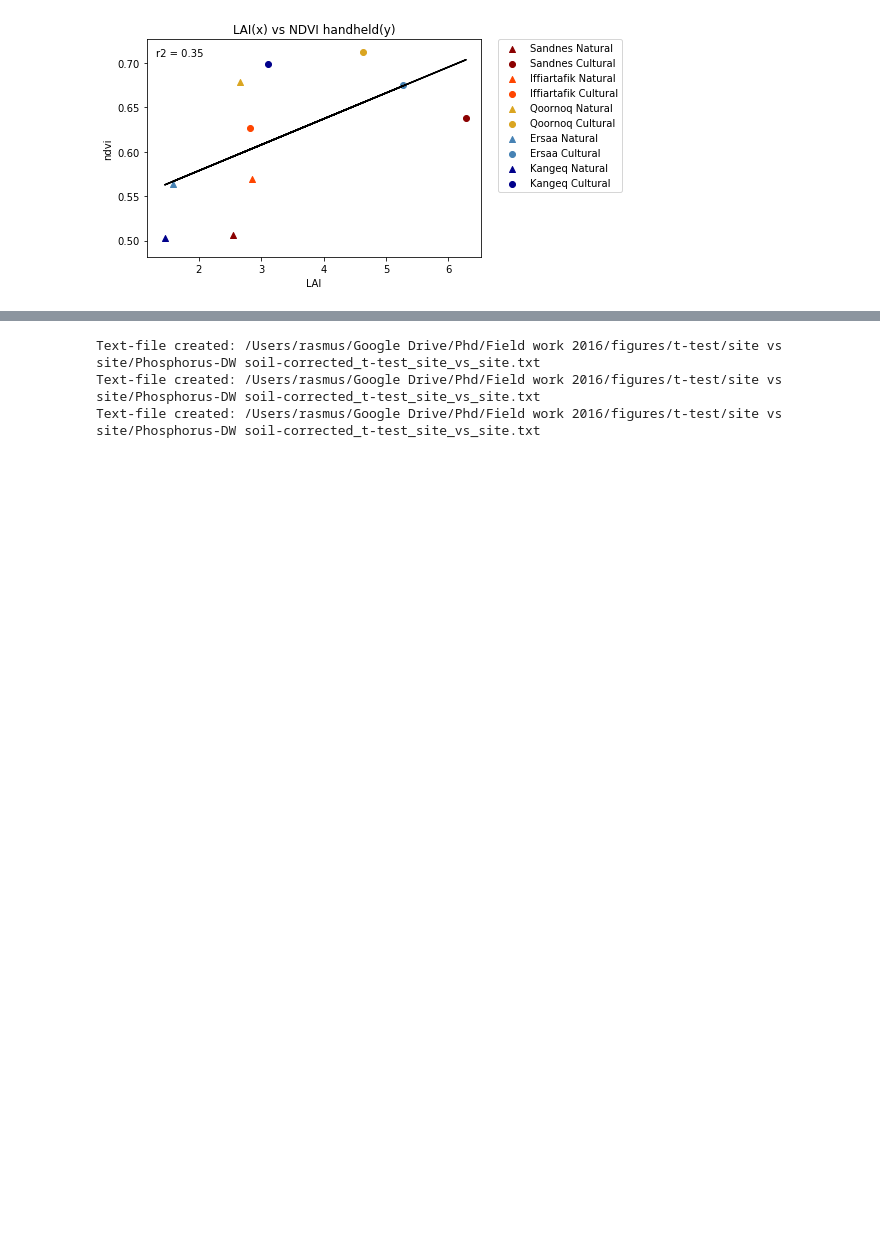
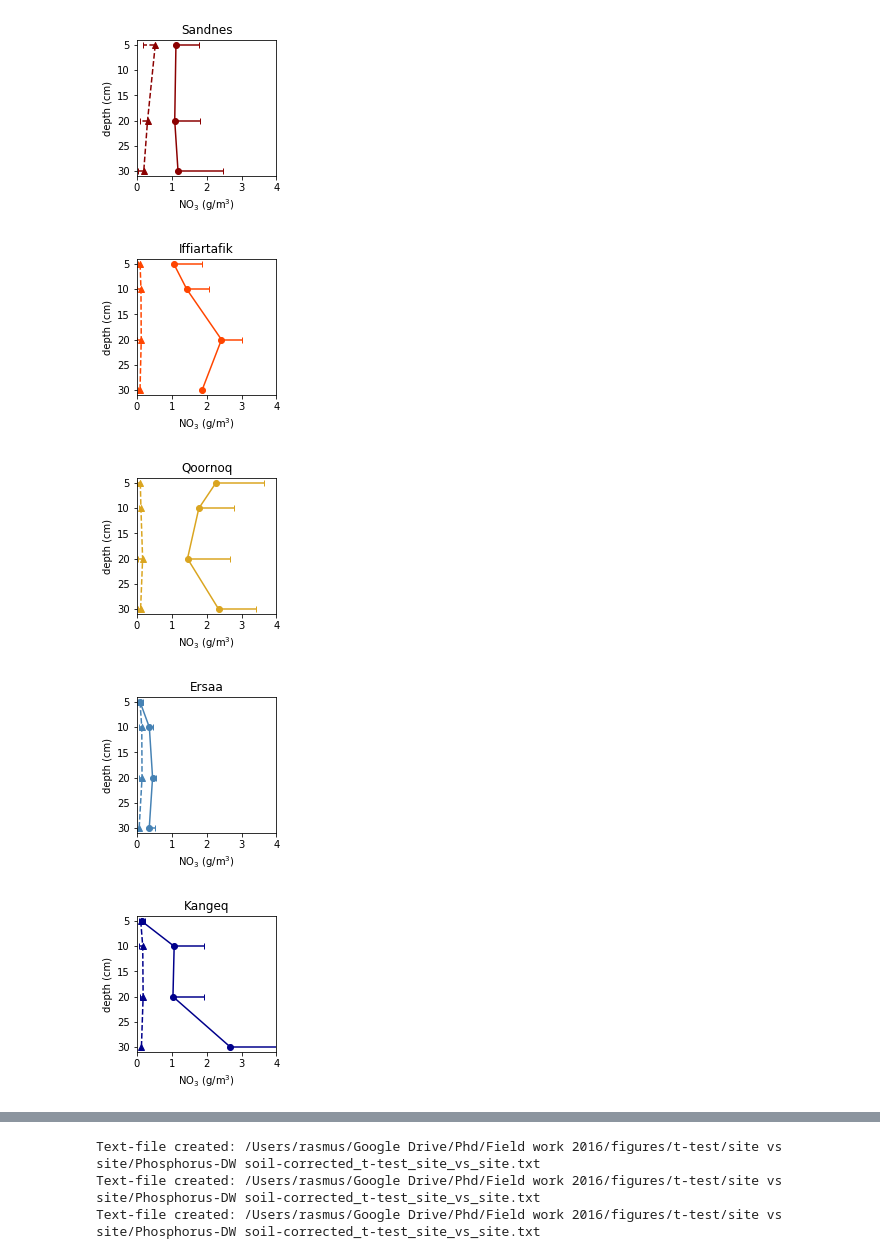
Before and after one commit to rasmusfenger/fieldsamples, a Jupyter notebook: view_soil_samples.ipynb, the cells around one changed output, grey strips where cells are left out. Drawn from its saved outputs; the diff is of its cells as text; code cells hidden in the pictures; blank space fills up the shorter version.

```diff
--- a/view_soil_samples.ipynb
+++ b/view_soil_samples.ipynb
@@ -66,34 +82,57 @@
 # %%
 from plotfunctions import *
 %matplotlib inline
+inFile = '/Users/rasmus/Google Drive/Phd/Field work 2016/Lab_sheet_v9.47.xlsx'
 
-inFile = '/Users/rasmus/Google Drive/Phd/Field work 2016/Lab_sheet_v9.39.xlsx'
-sites = 6
+sites = 7
+
 types = 3
+plotmode = 2.3
 
 # variables:
-variable1 = 22
+variable1 = 45
 mod1 = False
 di1 = False
 
-variable2 = 21
+variable2 = 70
 mod2 = False
 di2 = False
 
-plotmode = 4
-xlim = None
+# additional
+# soil moisture: 80
+# roots < 2 mm: 1
+# roots > 2 mm: 0.2
+# horsetail: 0.4
+# phosphorus: 300
+# NO3: 4
+# NH4: 5
+# TOC: 700
+# TN: 70
+# DOI: 60
+# %N: 2.5
+# %C: 50
+# N15: 20
+# C13: -
+# C/N ratio: 25
+# N content: 8000
+xlim = 4
+
 reg = True
-#savefig = '/Users/rasmus/Google Drive/Phd/Field work 2016/figures/temp'
-savefig = None
-
+savefig = '/Users/rasmus/Google Drive/Phd/Field work 2016/figures'
+#savefig = '/Users/rasmus/Desktop/temp'
+#savefig = None
 
 ################
 var1 = Variable(variable1, mod1, di1)
 var2 = Variable(variable2, mod2, di2)
 if sites == 7:
     for num in range(1,7):
         plot(inFile, num, types, var1, var2, plotmode, xlim, reg, savefig)
 else:
     plot(inFile, sites, types, var1, var2, plotmode, xlim, reg, savefig)
 # %% [output]
-[figure, old version]
+[figure, new version]
+[figure, added]
+[figure, added]
+[figure, added]
+[figure, added]
```
Also changed, not shown: parts of 10 cells of this notebook, 30 other files.
